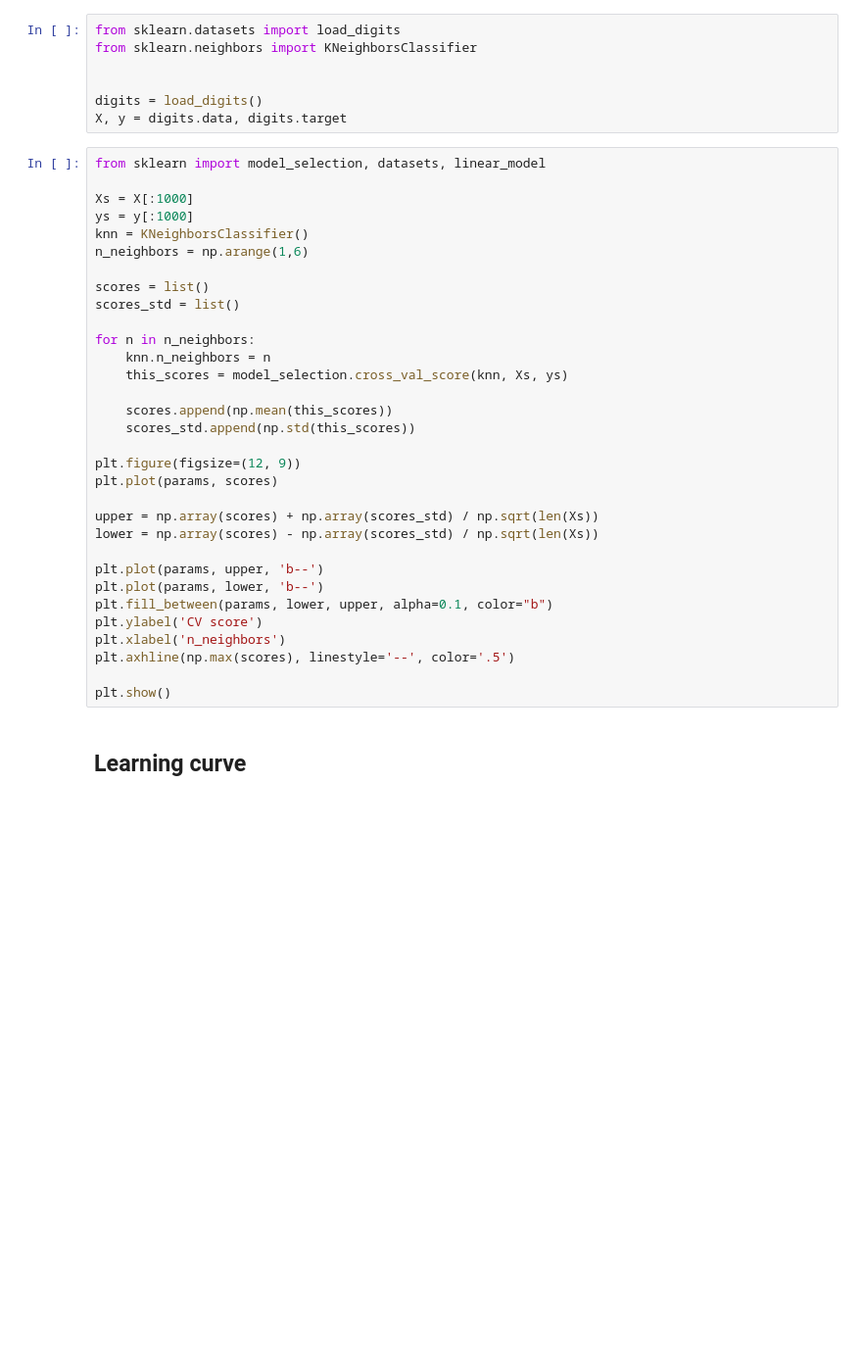
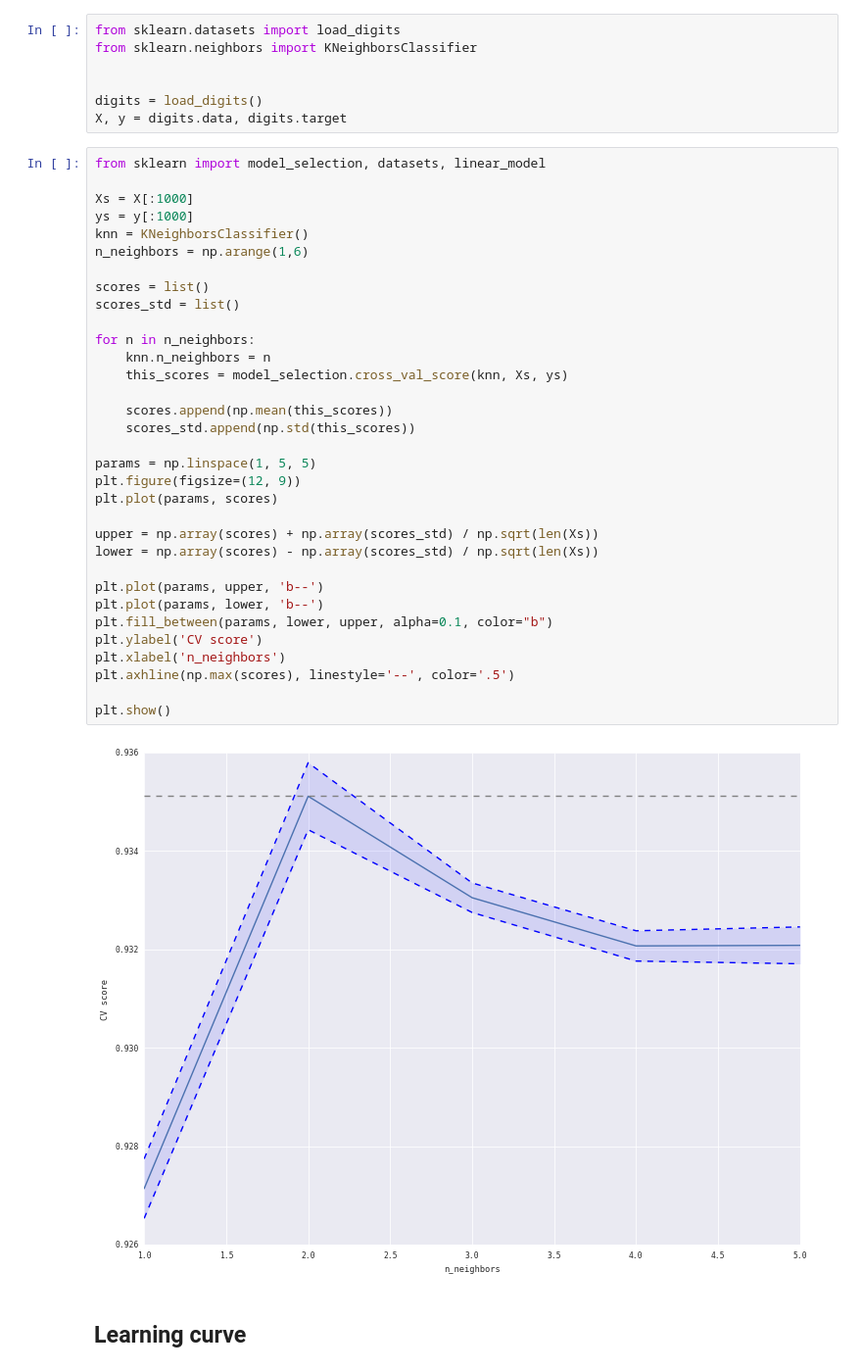
Before and after one commit to SlinkoIgor/express_ml, a Jupyter notebook: lesson2/data_visualization.ipynb, the cells around one changed output. Shown at 98% size. Saved outputs shown, nothing was run; the diff lists cells and outputs as text; blank space fills up the shorter version.

Commit message:
Fixed data_visualization.ipynb

```diff
--- a/lesson2/data_visualization.ipynb
+++ b/lesson2/data_visualization.ipynb
@@ -575,33 +541,36 @@ from sklearn import model_selection, datasets, linear_model
 
 Xs = X[:1000]
 ys = y[:1000]
 knn = KNeighborsClassifier()
 n_neighbors = np.arange(1,6)
 
 scores = list()
 scores_std = list()
 
 for n in n_neighbors:
     knn.n_neighbors = n
     this_scores = model_selection.cross_val_score(knn, Xs, ys)
 
     scores.append(np.mean(this_scores))
     scores_std.append(np.std(this_scores))
 
+params = np.linspace(1, 5, 5)
 plt.figure(figsize=(12, 9))
 plt.plot(params, scores)
 
 upper = np.array(scores) + np.array(scores_std) / np.sqrt(len(Xs))
 lower = np.array(scores) - np.array(scores_std) / np.sqrt(len(Xs))
 
 plt.plot(params, upper, 'b--')
 plt.plot(params, lower, 'b--')
 plt.fill_between(params, lower, upper, alpha=0.1, color="b")
 plt.ylabel('CV score')
 plt.xlabel('n_neighbors')
 plt.axhline(np.max(scores), linestyle='--', color='.5')
 
 plt.show()
+# %% [output]
+[figure, added]
 # %% [markdown]
 ##  Learning curve
 # %% [markdown]
```
Also changed, not shown: parts of 25 cells of this notebook.
